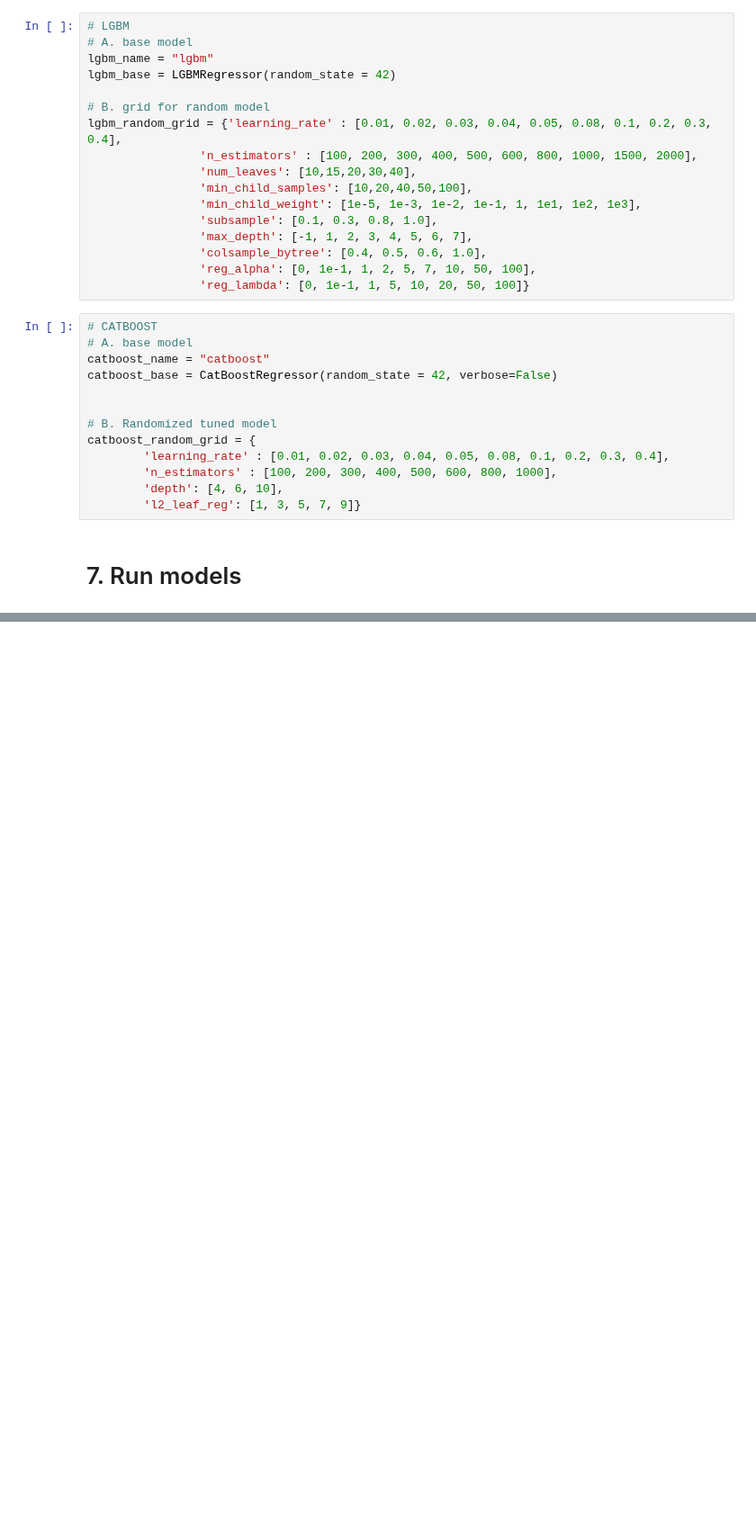
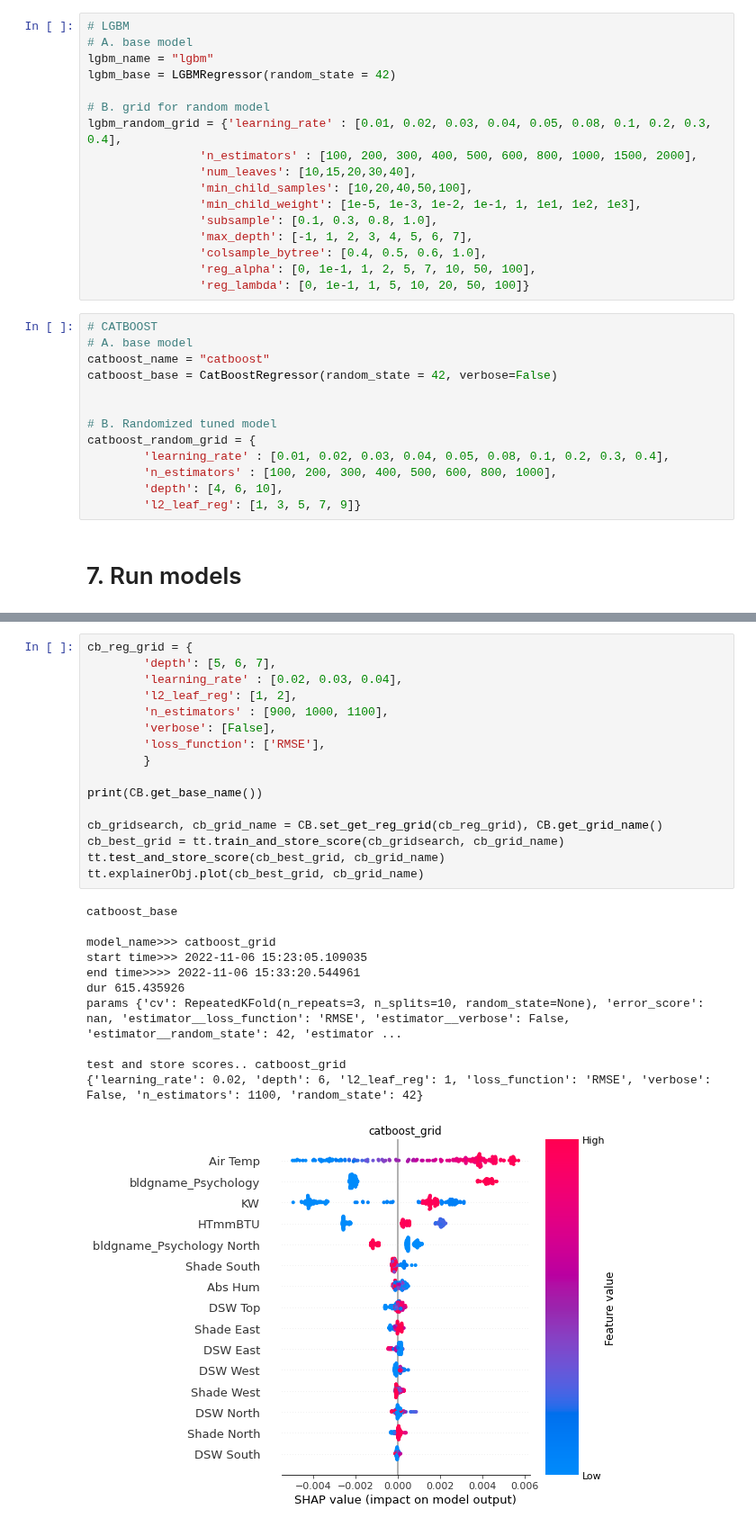
Before and after one commit to freecode23/microclimate-effects, a Jupyter notebook: microclimate_model/Model8_four_models.ipynb, the cells around one changed output, grey strips where cells are left out. Shown at 90% size. Cells and saved outputs as stored; diff of their text form; blank space fills up the shorter version.

```diff
--- a/microclimate_model/Model8_four_models.ipynb
+++ b/microclimate_model/Model8_four_models.ipynb
@@ -411,0 +654,28 @@ A worker stopped while some jobs were given to the executor. This can be caused
+# %%
+cb_reg_grid = {
+        'depth': [5, 6, 7],
+        'learning_rate' : [0.02, 0.03, 0.04],
+        'l2_leaf_reg': [1, 2],
+        'n_estimators' : [900, 1000, 1100],
+        'verbose': [False],
+        'loss_function': ['RMSE'],
+        }
+
+print(CB.get_base_name())
+
+cb_gridsearch, cb_grid_name = CB.set_get_reg_grid(cb_reg_grid), CB.get_grid_name()
+cb_best_grid = tt.train_and_store_score(cb_gridsearch, cb_grid_name)
+tt.test_and_store_score(cb_best_grid, cb_grid_name)
+tt.explainerObj.plot(cb_best_grid, cb_grid_name)
+# %% [output]
+catboost_base
+
+model_name>>> catboost_grid
+start time>>> 2022-11-06 15:23:05.109035
+end time>>>> 2022-11-06 15:33:20.544961
+dur 615.435926
+params {'cv': RepeatedKFold(n_repeats=3, n_splits=10, random_state=None), 'error_score': nan, 'estimator__loss_function': 'RMSE', 'estimator__verbose': False, 'estimator__random_state': 42, 'estimator ...
+
+test and store scores.. catboost_grid
+{'learning_rate': 0.02, 'depth': 6, 'l2_leaf_reg': 1, 'loss_function': 'RMSE', 'verbose': False, 'n_estimators': 1100, 'random_state': 42}
+[figure, added]
```
Also changed, not shown: parts of 13 cells of this notebook, 18 other files.
